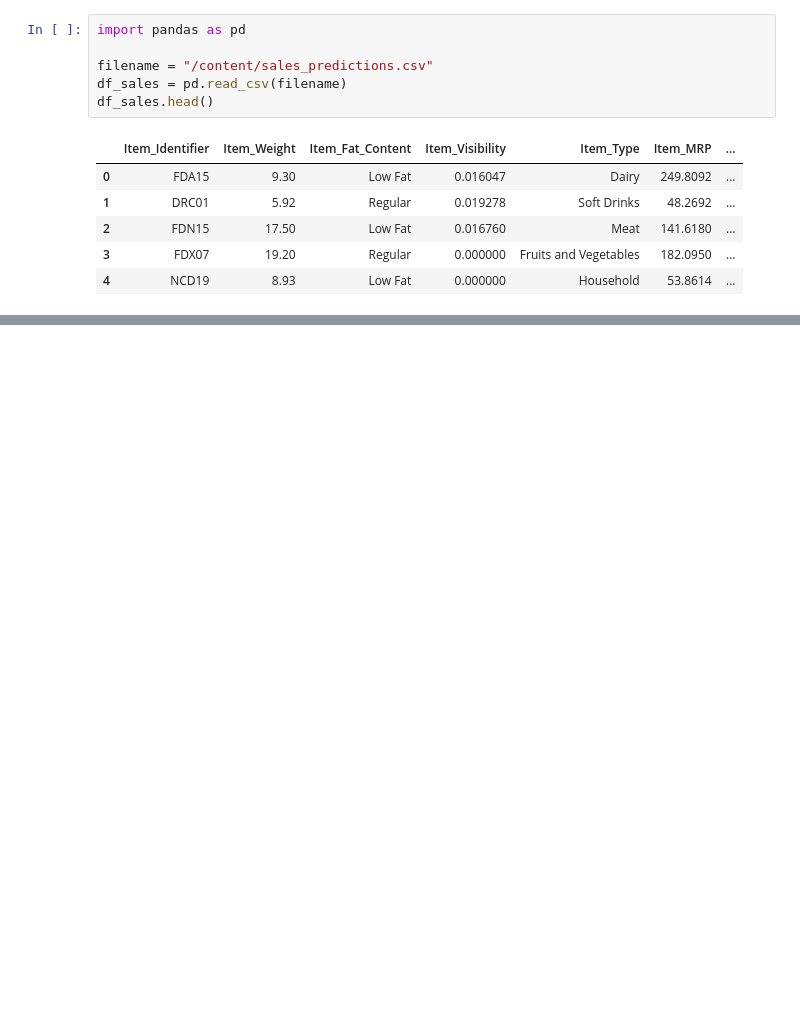
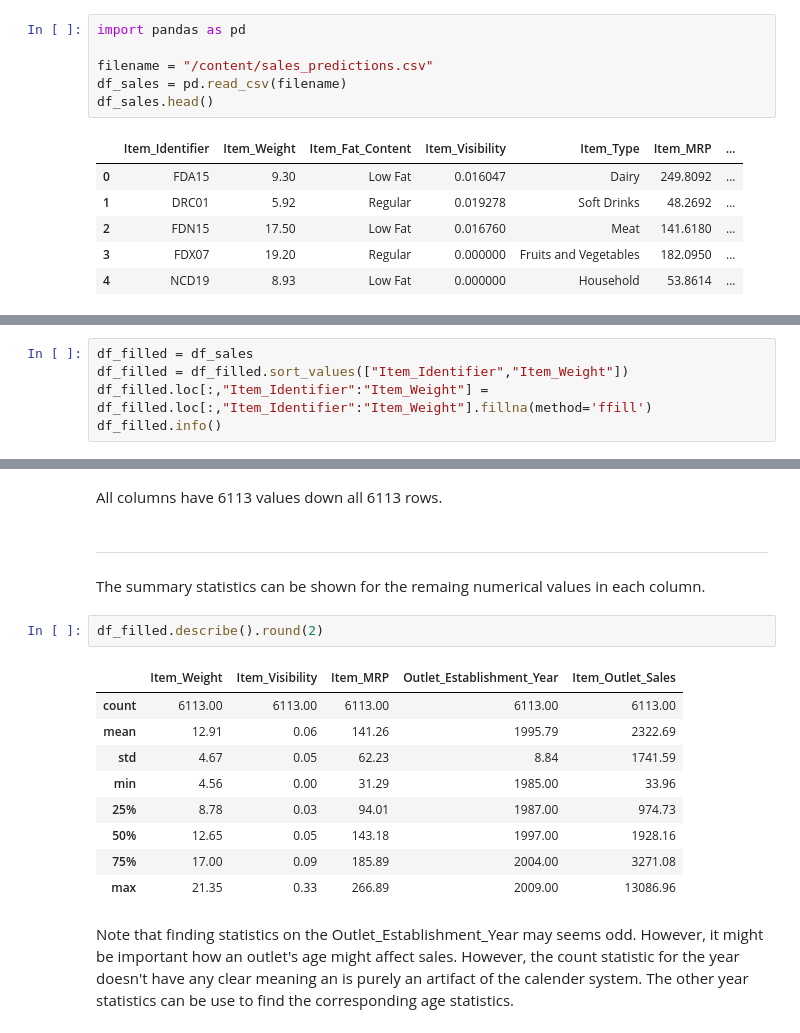
Before and after one commit to bngrossmann/food-sales-predictions, a Jupyter notebook: food_sales_predition.ipynb, the cells around one changed output, grey strips where cells are left out. Drawn from its saved outputs; the diff is of its cells as text; blank space fills up the shorter version.

```diff
--- a/food_sales_predition.ipynb
+++ b/food_sales_predition.ipynb
@@ -15,0 +270,5 @@ df_sales.head()
+# %%
+df_filled = df_sales
+df_filled = df_filled.sort_values(["Item_Identifier","Item_Weight"])
+df_filled.loc[:,"Item_Identifier":"Item_Weight"] = df_filled.loc[:,"Item_Identifier":"Item_Weight"].fillna(method='ffill')
+df_filled.info()
@@ -15,0 +295,19 @@ df_sales.head()
+# %% [markdown]
+All columns have 6113 values down all 6113 rows.
+# %% [markdown]
+---
+The summary statistics can be shown for the remaing numerical values in each column.
+# %%
+df_filled.describe().round(2)
+# %% [output]
+|  | Item_Weight | Item_Visibility | Item_MRP | Outlet_Establishment_Year | Item_Outlet_Sales |
+| count | 6113.00 | 6113.00 | 6113.00 | 6113.00 | 6113.00 |
+| mean | 12.91 | 0.06 | 141.26 | 1995.79 | 2322.69 |
+| std | 4.67 | 0.05 | 62.23 | 8.84 | 1741.59 |
+| min | 4.56 | 0.00 | 31.29 | 1985.00 | 33.96 |
+| 25% | 8.78 | 0.03 | 94.01 | 1987.00 | 974.73 |
+| 50% | 12.65 | 0.05 | 143.18 | 1997.00 | 1928.16 |
+| 75% | 17.00 | 0.09 | 185.89 | 2004.00 | 3271.08 |
+| max | 21.35 | 0.33 | 266.89 | 2009.00 | 13086.96 |
+# %% [markdown]
+Note that finding statistics on the Outlet_Establishment_Year may seems odd. However, it might be important how an outlet's age might affect sales. However, the count statistic for the year doesn't have any clear meaning an is purely an artifact of the calender system. The other year statistics can be use to find the corresponding age statistics.
```
Also changed, not shown: parts of 31 cells of this notebook.
